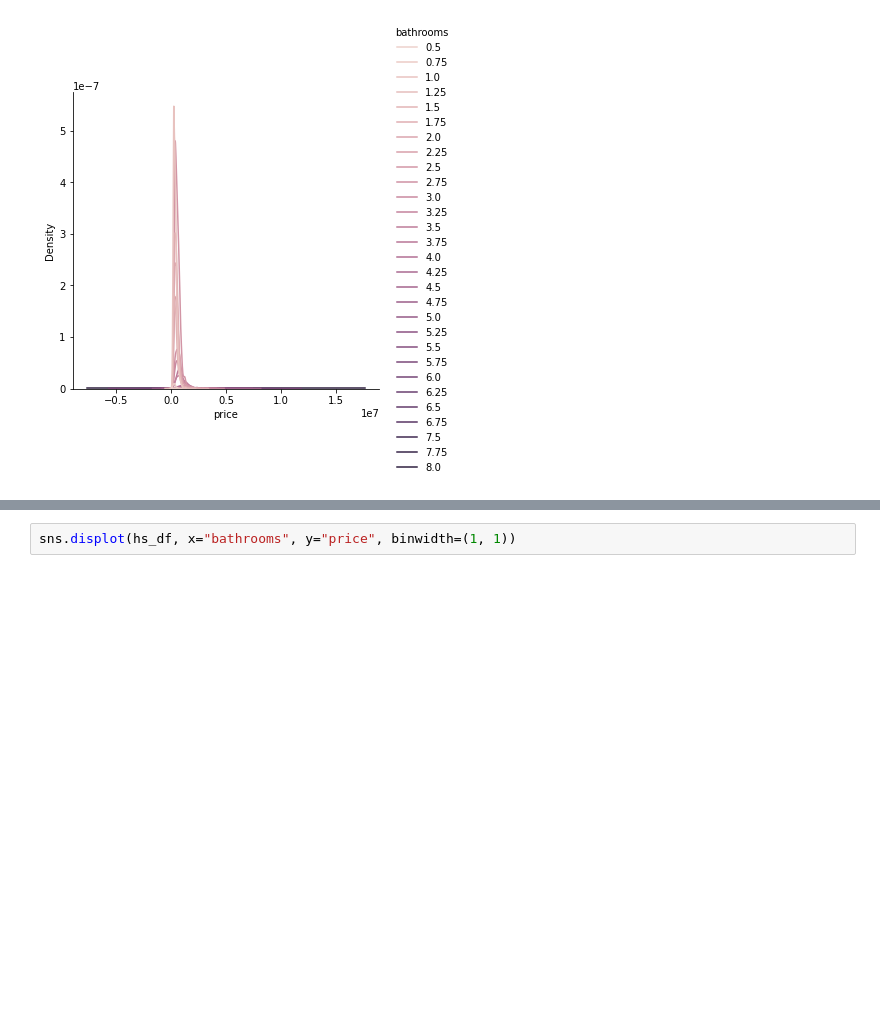
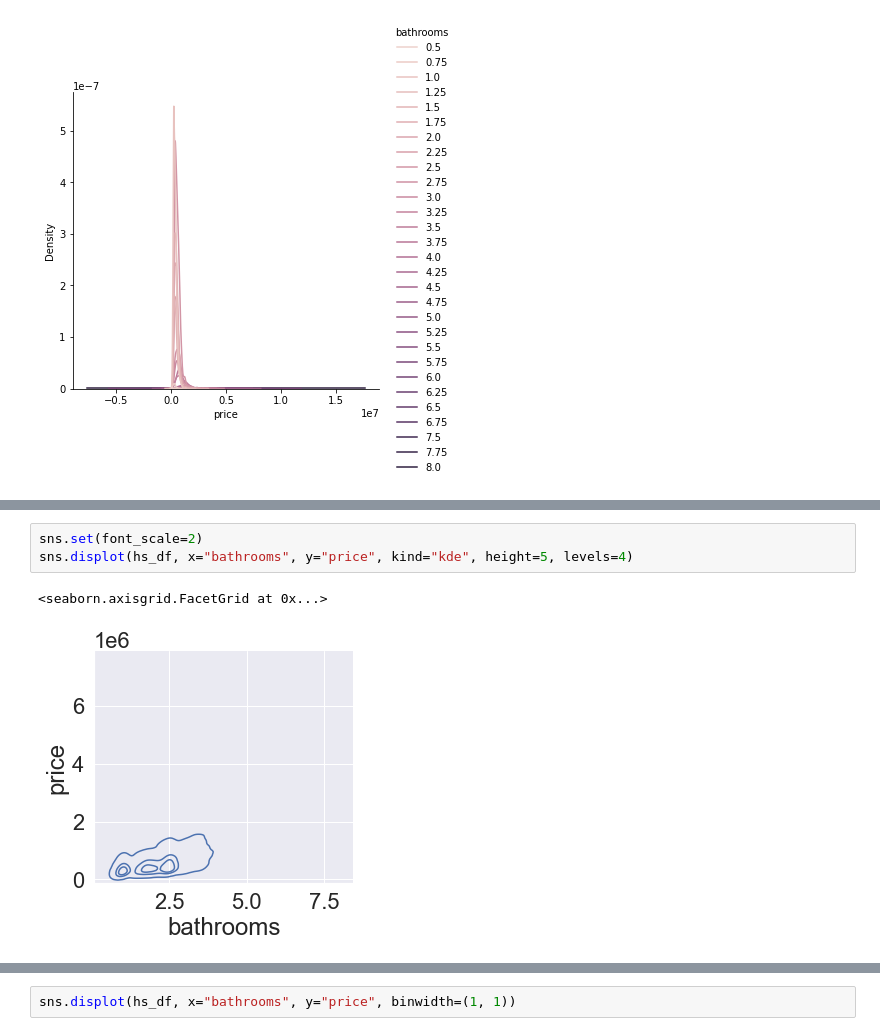
Before and after one commit to giantmagellan/WashStateHousingSales, a Jupyter notebook: JupyterNB/ads500b-step2-mayel.ipynb, the cells around one changed output, grey strips where cells are left out. Cells and saved outputs as stored; diff of their text form; blank space fills up the shorter version.

```diff
--- a/JupyterNB/ads500b-step2-mayel.ipynb
+++ b/JupyterNB/ads500b-step2-mayel.ipynb
@@ -358,0 +359,6 @@ sns.displot(hs_df, x="bathrooms", y="price", kind="kde")
+# %%
+sns.set(font_scale=2)
+sns.displot(hs_df, x="bathrooms", y="price", kind="kde", height=5, levels=4)
+# %% [output]
+<seaborn.axisgrid.FacetGrid at 0x...>
+[figure, added]
```
Also changed, not shown: parts of 9 cells of this notebook, 1 other file.
